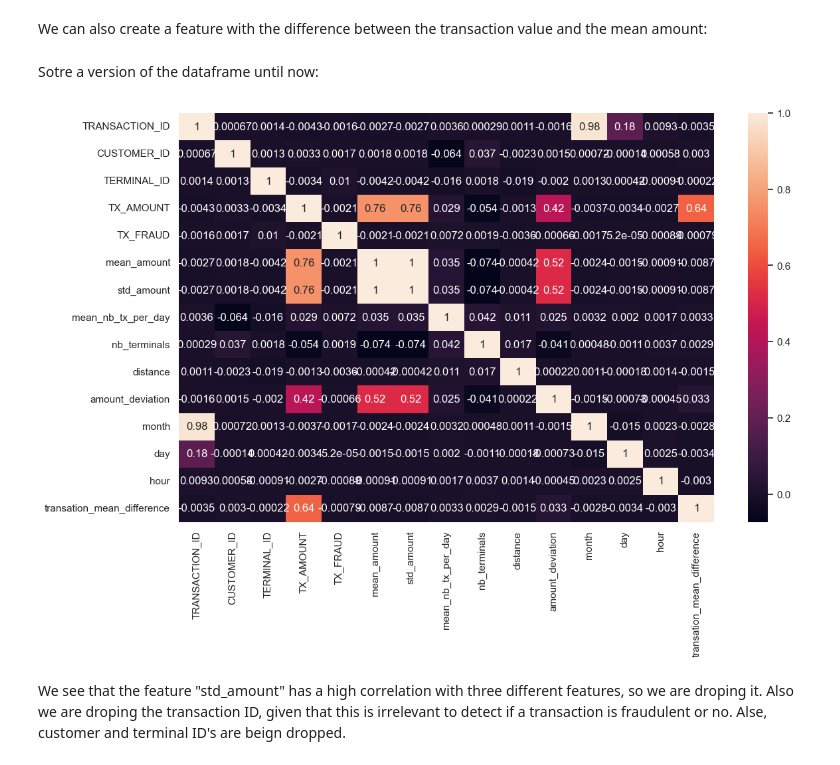
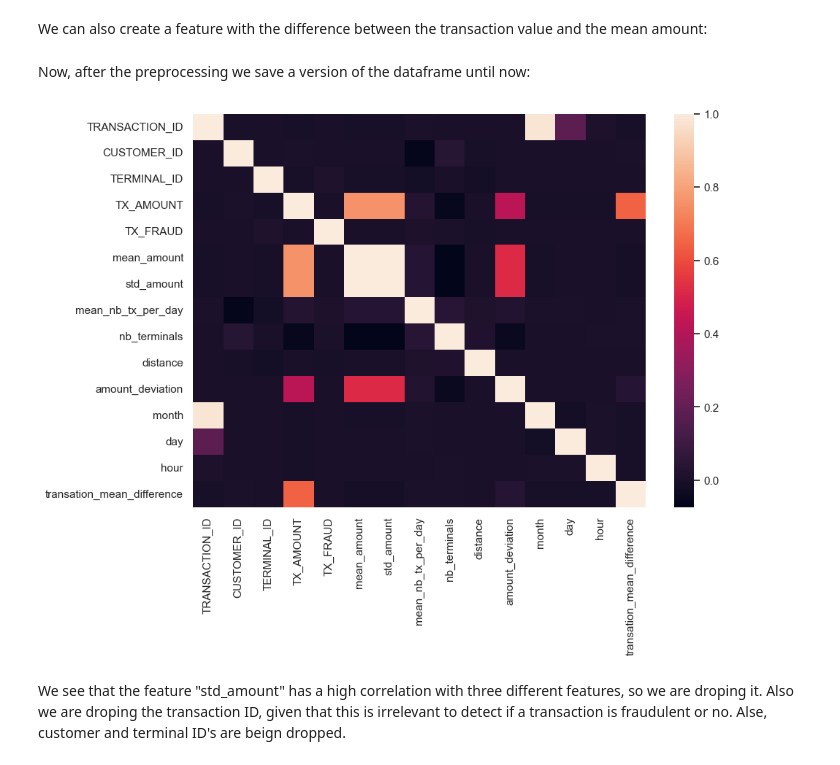
Before and after one commit to JuanS286/CreditCardFraudDetection, a Jupyter notebook: CreditCardFraudDetection.ipynb, the cells around one changed output. Drawn from its saved outputs; the diff is of its cells as text; code cells hidden in the pictures.

Commit message:
Final version of the notebook

```diff
--- a/CreditCardFraudDetection.ipynb
+++ b/CreditCardFraudDetection.ipynb
@@ -536,20 +548,20 @@ We can also create a feature with the difference between the transaction value a
 # %%
 df["transation_mean_difference"] = df["TX_AMOUNT"] - df["mean_amount"]
 # %% [markdown]
-Sotre a version of the dataframe until now:
+Now, after the preprocessing we save a version of the dataframe until now:
 # %%
 df_pre_standarization = df.copy()
 # %%
 # Plot a graphical correlation matrix for each pair of columns in the dataframe
 corr = df.corr() # data frame correlation function
 
 # make the heatmap larger in size
-plt.figure(figsize = (13,8))
+plt.figure(figsize = (10,7))
 
-sns.heatmap(corr, annot=True)
+sns.heatmap(corr)
 plt.show()
 # %% [output]
-[figure, old version]
+[figure, new version]
 # %% [markdown]
 We see that the feature "std_amount" has a high correlation with three different features, so we are droping it. Also we are droping the transaction ID, given that this is irrelevant to detect if a transaction is fraudulent or no. Alse, customer and terminal ID's are beign dropped.
 # %%
```
Also changed, not shown: parts of 66 cells of this notebook.
